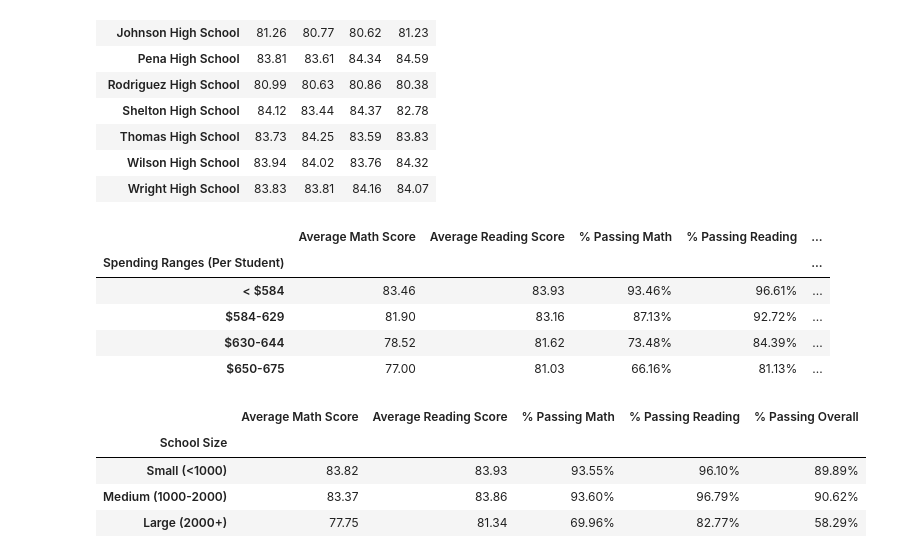
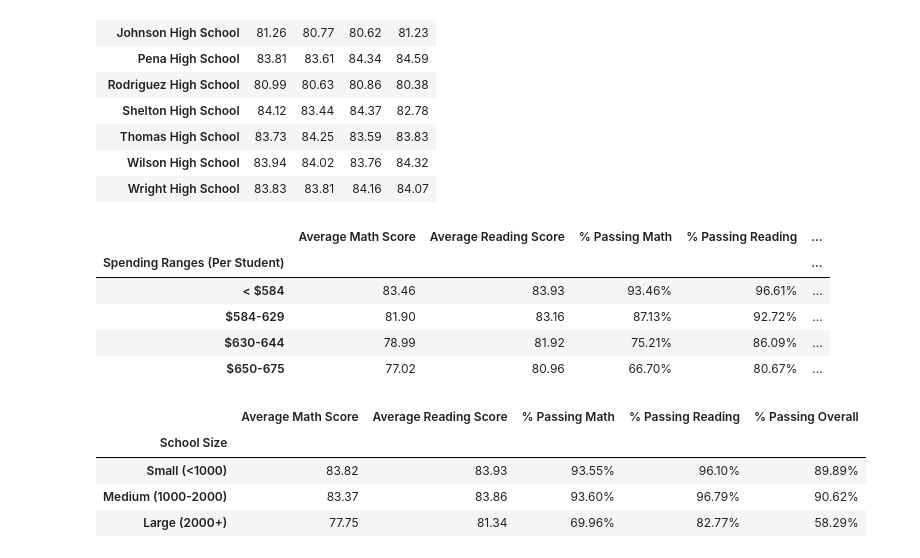
Before and after one commit to JohnShuford/Pandas-Challenge, a Jupyter notebook: PyCitySchools/PyCitySchools.ipynb, the cells around one changed output. Drawn from its saved outputs; the diff is of its cells as text; code cells hidden in the pictures.

```diff
--- a/PyCitySchools/PyCitySchools.ipynb
+++ b/PyCitySchools/PyCitySchools.ipynb
@@ -232,34 +237,34 @@ reading_scores
 # %%
 ## SCORES BY SCHOOL SPENDING ##
 
 #creating bins for the spending ranges (<584, 585-629, 630-644, 645-675)
-spending_bins = [0, 584, 629, 644, 675]
+spending_bins = [0, 583, 628, 643, 675]
 #creating the labels
 spending_labels = ['< $584', '$584-629', '$630-644', '$650-675']
 #slicing the data and putting it into bins
 schools_renamed['Spending Ranges (Per Student)'] = pd.cut(schools_renamed['Per Student Budget'],
-                                                              bins = spending_bins, labels = spending_labels)
+                                                          bins = spending_bins, labels = spending_labels)
 #grouping by the new column
 school_spending = schools_renamed.groupby('Spending Ranges (Per Student)').mean()
 school_spending = school_spending[['Average Math Score', 'Average Reading Score',
                                    '% Passing Math', '% Passing Reading', '% Passing Overall']]
 
 #formatting the figures
 school_spending['Average Math Score'] = school_spending['Average Math Score'].map('{:.2f}'.format)
 school_spending['Average Reading Score'] = school_spending['Average Reading Score'].map('{:.2f}'.format)
 school_spending['% Passing Math'] = school_spending['% Passing Math'].map('{:.2f}%'.format)
 school_spending['% Passing Reading'] = school_spending['% Passing Reading'].map('{:.2f}%'.format)
 school_spending['% Passing Overall'] = school_spending['% Passing Overall'].map('{:.2f}%'.format)
 
 #printing the table
 school_spending
 # %% [output]
 |  | Average Math Score | Average Reading Score | % Passing Math | % Passing Reading | ... |
 | Spending Ranges (Per Student) |  |  |  |  | ... |
 | < $584 | 83.46 | 83.93 | 93.46% | 96.61% | ... |
 | $584-629 | 81.90 | 83.16 | 87.13% | 92.72% | ... |
-| $630-644 | 78.52 | 81.62 | 73.48% | 84.39% | ... |
-| $650-675 | 77.00 | 81.03 | 66.16% | 81.13% | ... |
+| $630-644 | 78.99 | 81.92 | 75.21% | 86.09% | ... |
+| $650-675 | 77.02 | 80.96 | 66.70% | 80.67% | ... |
 # %%
 ## SCORES BY SCHOOL SIZE ##
 
```
Also changed, not shown: parts of 4 cells of this notebook.
